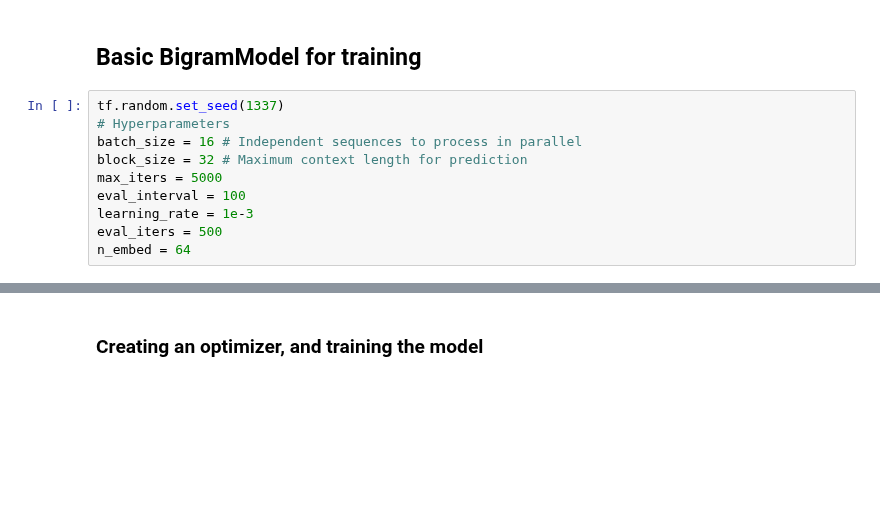
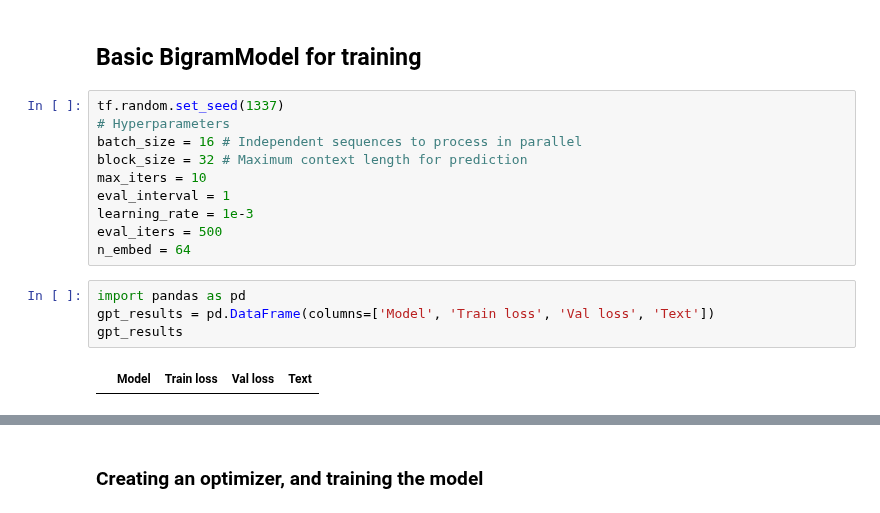
Before and after one commit to kwonowk/GPT-from-scratch, a Jupyter notebook: gpt_from_scratch.ipynb, the cells around one changed output, grey strips where cells are left out. Cells and saved outputs as stored; diff of their text form; blank space fills up the shorter version.

```diff
--- a/gpt_from_scratch.ipynb
+++ b/gpt_from_scratch.ipynb
@@ -161,11 +161,17 @@ tf.random.set_seed(1337)
 # Hyperparameters
 batch_size = 16 # Independent sequences to process in parallel
 block_size = 32 # Maximum context length for prediction
-max_iters = 5000
-eval_interval = 100
+max_iters = 10
+eval_interval = 1
 learning_rate = 1e-3
 eval_iters = 500
 n_embed = 64
+# %%
+import pandas as pd
+gpt_results = pd.DataFrame(columns=['Model', 'Train loss', 'Val loss', 'Text'])
+gpt_results
+# %% [output]
+|  | Model | Train loss | Val loss | Text |
 # %%
 class BigramLanguageModel(tf.keras.Model):
 
```
Also changed, not shown: parts of 3 cells of this notebook.
